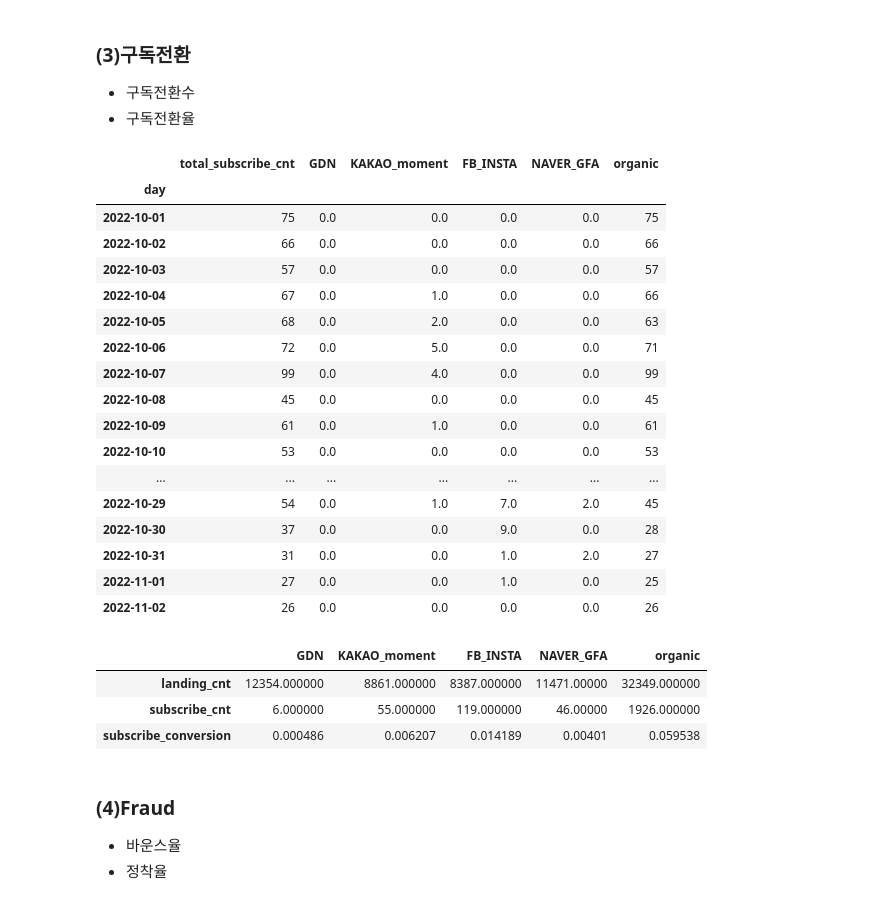
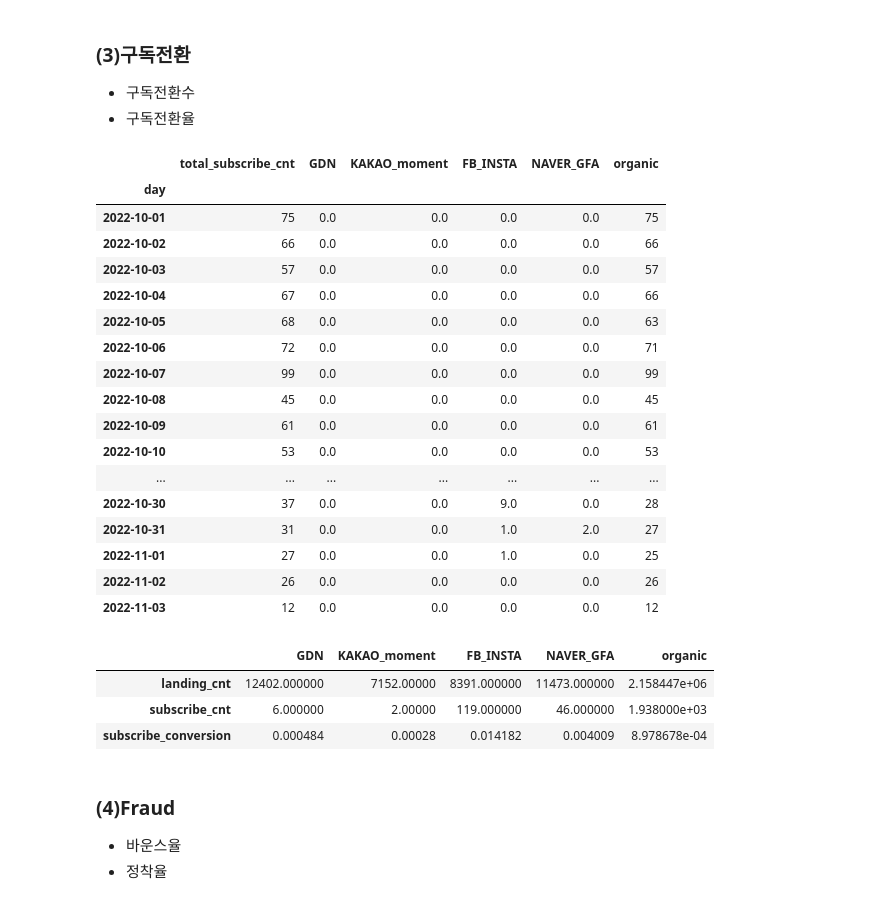
Before and after one commit to tand-datateam-th/kto_prj_git, a Jupyter notebook: [KTO]_Letter_analysis_v2_2210.ipynb, the cells around one changed output. Cells and saved outputs as stored; diff of their text form; code cells hidden in the pictures.

```diff
--- a/[KTO]_Letter_analysis_v2_2210.ipynb
+++ b/[KTO]_Letter_analysis_v2_2210.ipynb
@@ -299,10 +295,13 @@ lst_subscribe_device = list(df_app_log[
     df_app_log['abs_events'].apply(lambda x : True if EVENT_SUBSCRIBE in x else False)
     ][KEY_ID_DEVICE].values)
 # %%
-## prep: instagram => INSTA, kakao_mo &kakaotalk_bizmessage => KAKAO_moment
+## prep referr
+#   FB_INSTA : instagram & FB_INSTA & Facebook
+#   KAKAO_moment : kakao_mo & KAKAO_moment
+#   kakaotalk_bizmessage --> 제외 (카카오 알림톡)
 dict_lst_user_from_referrs_gudok['KAKAO_moment'] =\
     list(
-        set(dict_lst_user_from_referrs_gudok['kakao_mo'] + dict_lst_user_from_referrs_gudok['KAKAO_moment'] + dict_lst_user_from_referrs_gudok['kakaotalk_bizmessage'])
+        set(dict_lst_user_from_referrs_gudok['kakao_mo'] + dict_lst_user_from_referrs_gudok['KAKAO_moment'])
         )
 dict_lst_user_from_referrs_gudok['FB_INSTA'] =\
     list(
@@ -358,7 +381,9 @@ df_total_inflow_referrs.sort_values(by = 'inflow_cnt', ascending=False)
 ## 1) 전체 유입
 df_daily_total_inflow = get_daily_cnt(dict_output_inflow_cnt, lst=list(df_app_log_total[KEY_ID_DEVICE].unique()), nm='inflow',
                     dict_input = dict_lst_user_from_referrs_gudok)
+pd.set_option('max_rows', 100)
 df_daily_total_inflow
+pd.set_option('max_rows', 30)
 # %% [output]
 |  | total_inflow | GDN | KAKAO_moment | FB_INSTA | NAVER_GFA | organic |
 | day |  |  |  |  |  |  |
@@ -474,13 +515,13 @@ df_vis_revisit
 # %%
-#########################################
-# 2. 주차별 재방문율
-#########################################
-## 1) 전체 주차별 재방문율
-df_retention = SphereRetention.retention_main(
-    df_app_log, KEY_ID = KEY_ID_DEVICE, period = 'week', vis = True, title = 'Total Retention')
+# #########################################
+# # 2. 주차별 재방문율
+# #########################################
+# ## 1) 전체 주차별 재방문율
+# df_retention = SphereRetention.retention_main(
+#     df_app_log, KEY_ID = KEY_ID_DEVICE, period = 'week', vis = True, title = 'Total Retention')
 
-## 2) 매체별 주차별 재방문율
-for key, values in dict_lst_user_from_referrs_gudok.items():
-    df_retention = SphereRetention.retention_main(
-        df_app_log[df_app_log[KEY_ID_DEVICE].isin(values)],
-        KEY_ID = KEY_ID_DEVICE, period = 'week', vis = True, title = f'{key} Retention')
+# ## 2) 매체별 주차별 재방문율
+# for key, values in dict_lst_user_from_referrs_gudok.items():
+#     df_retention = SphereRetention.retention_main(
+#         df_app_log[df_app_log[KEY_ID_DEVICE].isin(values)],
+#         KEY_ID = KEY_ID_DEVICE, period = 'week', vis = True, title = f'{key} Retention')
@@ -502,51 +535,52 @@ for key, values in dict_lst_user_from_referrs_gudok.items():
 #########################################
 ## 1) 일별 구독완료 유저 수
 dict_subscribe = {}
 df_daily_subscribe = pd.DataFrame()
 
-_df_log_target =\
-    df_app_log_total[
-        df_app_log_total['abs_events'].apply(
-            lambda x : True if EVENT_SUBSCRIBE in x else False)]
-
+_df_log_target = df_app_log_total[
+    df_app_log_total['abs_events'].apply(
+        lambda x : True if EVENT_SUBSCRIBE in x else False
+        )]
 
 df_daily_subscribe = _df_log_target.groupby('day')[KEY_ID_DEVICE]\
                     .nunique().to_frame(name = 'total_subscribe_cnt')
 
 _lst_device = list(_df_log_target[KEY_ID_DEVICE].unique())
 
 # 2. 매체별 일별 수지
 for key, values in dict_lst_user_from_referrs_gudok.items():
     _lst_id = list(set(_lst_device) &  set(values))
     _df = _df_log_target[_df_log_target[KEY_ID_DEVICE].isin(_lst_id)].groupby('day')[KEY_ID_DEVICE]\
                 .nunique().to_frame(name = f'{key}_subscribe_cnt').fillna(0)
 
     dict_subscribe[f'{key}'] = {}
     dict_subscribe[f'{key}']['subscribe_cnt'] = _df
     # dict_output[f'{key}_{nm}']
     df_daily_subscribe[f'{key}'] = _df[f'{key}_subscribe_cnt']
     df_daily_subscribe.fillna(0, inplace=True)
 
+pd.set_option('max_rows', 100)
 df_daily_subscribe
+pd.set_option('max_rows', 30)
 # %% [output]
 |  | total_subscribe_cnt | GDN | KAKAO_moment | FB_INSTA | NAVER_GFA | organic |
 | day |  |  |  |  |  |  |
 | 2022-10-01 | 75 | 0.0 | 0.0 | 0.0 | 0.0 | 75 |
 | 2022-10-02 | 66 | 0.0 | 0.0 | 0.0 | 0.0 | 66 |
 | 2022-10-03 | 57 | 0.0 | 0.0 | 0.0 | 0.0 | 57 |
-| 2022-10-04 | 67 | 0.0 | 1.0 | 0.0 | 0.0 | 66 |
-| 2022-10-05 | 68 | 0.0 | 2.0 | 0.0 | 0.0 | 63 |
-| 2022-10-06 | 72 | 0.0 | 5.0 | 0.0 | 0.0 | 71 |
-| 2022-10-07 | 99 | 0.0 | 4.0 | 0.0 | 0.0 | 99 |
+| 2022-10-04 | 67 | 0.0 | 0.0 | 0.0 | 0.0 | 66 |
+| 2022-10-05 | 68 | 0.0 | 0.0 | 0.0 | 0.0 | 63 |
+| 2022-10-06 | 72 | 0.0 | 0.0 | 0.0 | 0.0 | 71 |
+| 2022-10-07 | 99 | 0.0 | 0.0 | 0.0 | 0.0 | 99 |
 | 2022-10-08 | 45 | 0.0 | 0.0 | 0.0 | 0.0 | 45 |
-| 2022-10-09 | 61 | 0.0 | 1.0 | 0.0 | 0.0 | 61 |
+| 2022-10-09 | 61 | 0.0 | 0.0 | 0.0 | 0.0 | 61 |
 | 2022-10-10 | 53 | 0.0 | 0.0 | 0.0 | 0.0 | 53 |
 | ... | ... | ... | ... | ... | ... | ... |
-| 2022-10-29 | 54 | 0.0 | 1.0 | 7.0 | 2.0 | 45 |
 | 2022-10-30 | 37 | 0.0 | 0.0 | 9.0 | 0.0 | 28 |
 | 2022-10-31 | 31 | 0.0 | 0.0 | 1.0 | 2.0 | 27 |
 | 2022-11-01 | 27 | 0.0 | 0.0 | 1.0 | 0.0 | 25 |
 | 2022-11-02 | 26 | 0.0 | 0.0 | 0.0 | 0.0 | 26 |
+| 2022-11-03 | 12 | 0.0 | 0.0 | 0.0 | 0.0 | 12 |
 # %%
 #########################################
 # 2. 구독전환율
@@ -559,13 +593,14 @@ df_subscribe_conversion = pd.DataFrame(
                                 'subscribe_cnt',
                                 'subscribe_conversion'])
 
-for key, df in dict_df_param_contents.items():
-    _df = df[df[PARAM_CONTENT_NAME] == '가볼래-터 구독하러 가기']
-    LANDING_CNT = _df[KEY_ID_DEVICE].nunique()
+for key, _lst_referr in dict_lst_user_from_referrs_gudok.items():
+    # _df = df[df[PARAM_CONTENT_NAME] == '가볼래-터 구독하러 가기']
+    LANDING_CNT = len(_lst_referr)# _df[KEY_ID_DEVICE].nunique()
 
     _df = df_param_subscribe[
                         df_param_subscribe[KEY_ID_DEVICE].isin(
-                            list(_df[KEY_ID_DEVICE])
+                            _lst_referr
+                            #list(_df[KEY_ID_DEVICE])
                         )]
     SUBSCRIBE_CNT = _df[KEY_ID_DEVICE].nunique()
     dict_subscribe[f'{key}']['subscribe_conversion'] = [LANDING_CNT,
@@ -578,9 +613,9 @@ for key, df in dict_df_param_contents.items():
 df_subscribe_conversion
 # %% [output]
 |  | GDN | KAKAO_moment | FB_INSTA | NAVER_GFA | organic |
-| landing_cnt | 12354.000000 | 8861.000000 | 8387.000000 | 11471.00000 | 32349.000000 |
-| subscribe_cnt | 6.000000 | 55.000000 | 119.000000 | 46.00000 | 1926.000000 |
-| subscribe_conversion | 0.000486 | 0.006207 | 0.014189 | 0.00401 | 0.059538 |
+| landing_cnt | 12402.000000 | 7152.00000 | 8391.000000 | 11473.000000 | 2.158447e+06 |
+| subscribe_cnt | 6.000000 | 2.00000 | 119.000000 | 46.000000 | 1.938000e+03 |
+| subscribe_conversion | 0.000484 | 0.00028 | 0.014182 | 0.004009 | 8.978678e-04 |
 # %% [markdown]
 ### (4)Fraud
 - 바운스율
```
Also changed, not shown: parts of 32 cells of this notebook, 1 other file.
